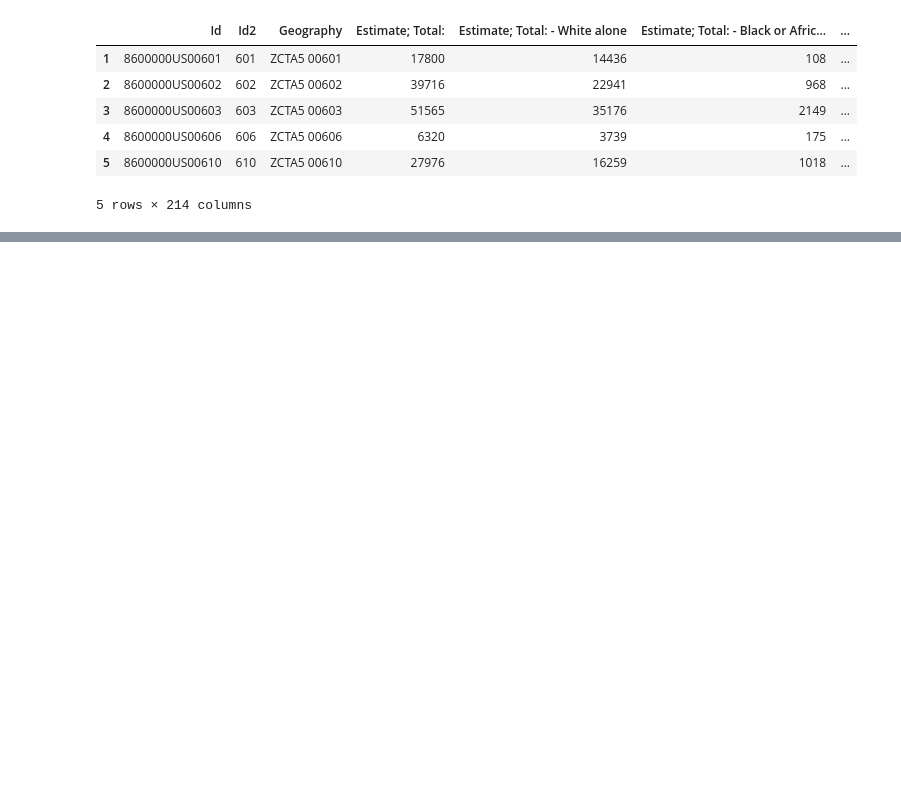
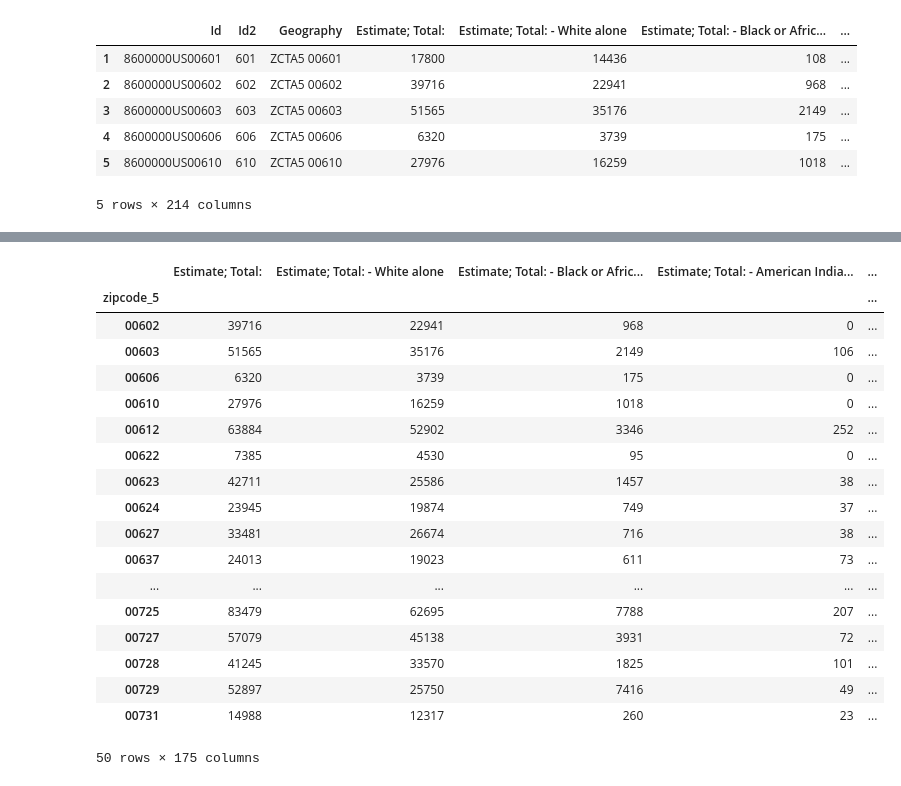
Before and after one commit to brickleq/campaign-contrib-machine, a Jupyter notebook: machine_learning/machine_learner.ipynb, the cells around one changed output, grey strips where cells are left out. Cells and saved outputs as stored; diff of their text form; code cells hidden in the pictures; blank space fills up the shorter version.

```diff
--- a/machine_learning/machine_learner.ipynb
+++ b/machine_learning/machine_learner.ipynb
@@ -268,0 +286,28 @@ Loss: 0.7324765044215742, Accuracy: 0.6842955350875854
+# %%
+from tensorflow.keras.models import load_model
+group_type = 'median'
+party = 'DEM'
+model = load_model(f'donations_{group_type}_{party}_model.h5')
+# %%
+combined_summary_df[f'donations_{group_type}_{party}_predicted'] = model.predict_classes(X_scaler.transform(X))
+combined_summary_df.head(50)
+# %% [output]
+|  | Estimate; Total: | Estimate; Total: - White alone | Estimate; Total: - Black or Afric... | Estimate; Total: - American India... | ... |
+| zipcode_5 |  |  |  |  | ... |
+| 00602 | 39716 | 22941 | 968 | 0 | ... |
+| 00603 | 51565 | 35176 | 2149 | 106 | ... |
+| 00606 | 6320 | 3739 | 175 | 0 | ... |
+| 00610 | 27976 | 16259 | 1018 | 0 | ... |
+| 00612 | 63884 | 52902 | 3346 | 252 | ... |
+| 00622 | 7385 | 4530 | 95 | 0 | ... |
+| 00623 | 42711 | 25586 | 1457 | 38 | ... |
+| 00624 | 23945 | 19874 | 749 | 37 | ... |
+| 00627 | 33481 | 26674 | 716 | 38 | ... |
+| 00637 | 24013 | 19023 | 611 | 73 | ... |
+| ... | ... | ... | ... | ... | ... |
+| 00725 | 83479 | 62695 | 7788 | 207 | ... |
+| 00727 | 57079 | 45138 | 3931 | 72 | ... |
+| 00728 | 41245 | 33570 | 1825 | 101 | ... |
+| 00729 | 52897 | 25750 | 7416 | 49 | ... |
+| 00731 | 14988 | 12317 | 260 | 23 | ... |
+50 rows × 175 columns
```
Also changed, not shown: parts of 31 cells of this notebook, 1 other file.
